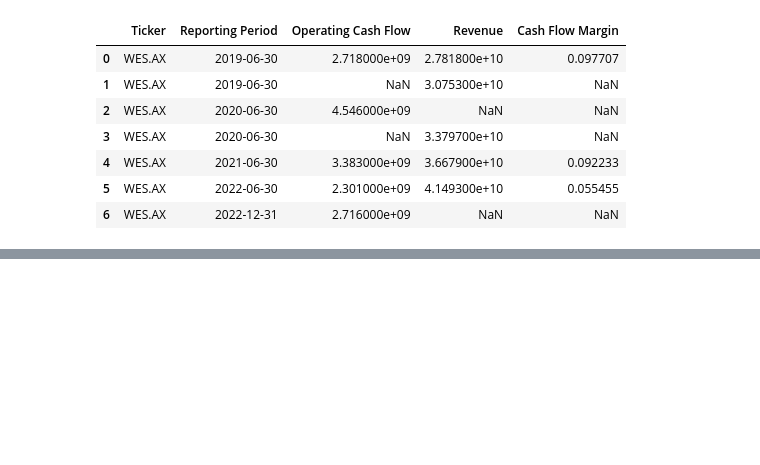
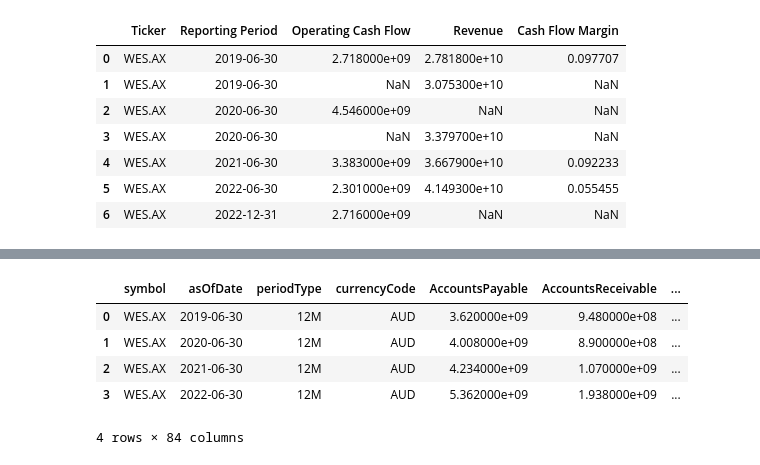
Before and after one commit to mjjohnson94/yahooquery_API, a Jupyter notebook: Cash Flow/yahooquery - Cash Flow Statement Analysis.ipynb, the cells around one changed output, grey strips where cells are left out. Drawn from its saved outputs; the diff is of its cells as text; code cells hidden in the pictures; blank space fills up the shorter version.

```diff
--- a/Cash Flow/yahooquery - Cash Flow Statement Analysis.ipynb
+++ b/Cash Flow/yahooquery - Cash Flow Statement Analysis.ipynb
@@ -102,0 +113,9 @@ cashFlowAnalysis
+# %%
+balanceSheet
+# %% [output]
+|  | symbol | asOfDate | periodType | currencyCode | AccountsPayable | AccountsReceivable | ... |
+| 0 | WES.AX | 2019-06-30 | 12M | AUD | 3.620000e+09 | 9.480000e+08 | ... |
+| 1 | WES.AX | 2020-06-30 | 12M | AUD | 4.008000e+09 | 8.900000e+08 | ... |
+| 2 | WES.AX | 2021-06-30 | 12M | AUD | 4.234000e+09 | 1.070000e+09 | ... |
+| 3 | WES.AX | 2022-06-30 | 12M | AUD | 5.362000e+09 | 1.938000e+09 | ... |
+4 rows × 84 columns
```
Also changed, not shown: parts of 3 cells of this notebook.
